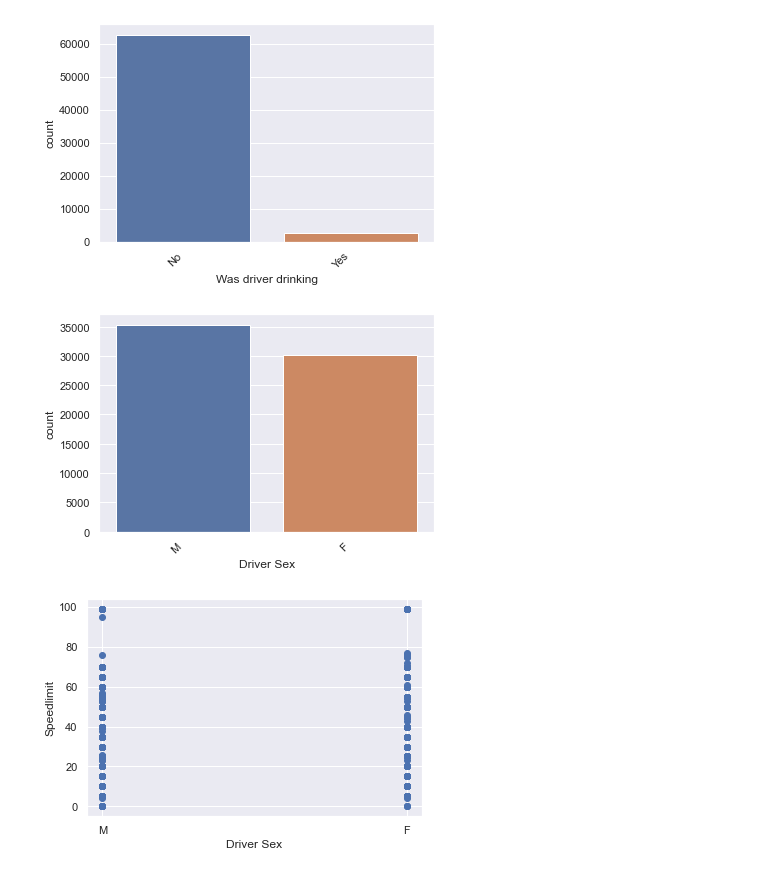
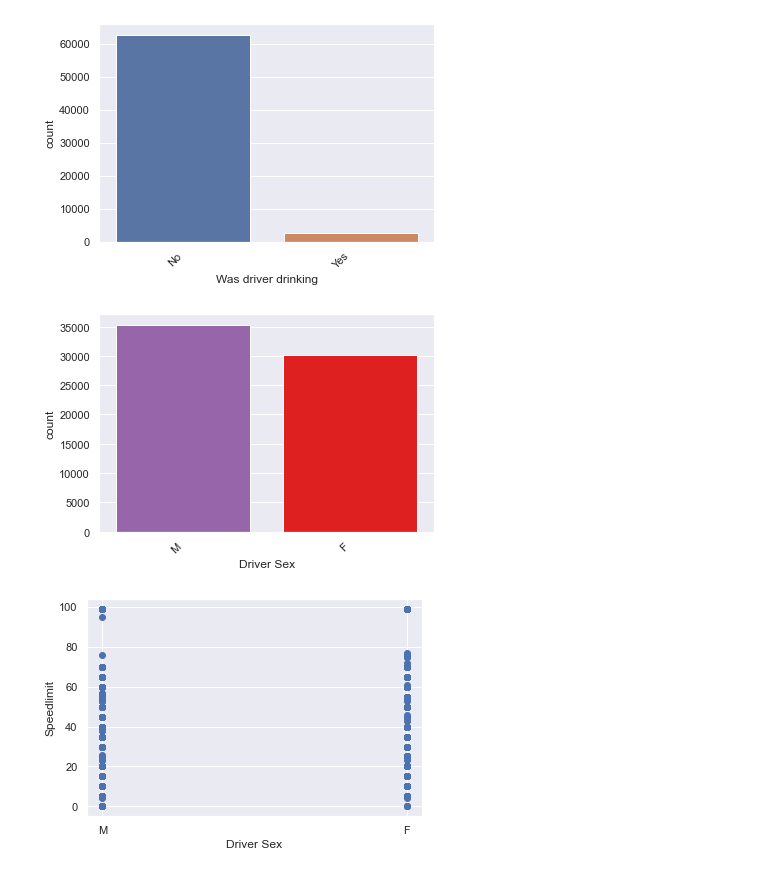
Before and after one commit to Ambush3/GR_Crash_Data, a Jupyter notebook: Crash.ipynb, the cells around one changed output. Cells and saved outputs as stored; diff of their text form; code cells hidden in the pictures.

```diff
--- a/Crash.ipynb
+++ b/Crash.ipynb
@@ -413,13 +413,14 @@ plt.show()
 # %%
 # What sex was involved more in accidents.
 
-ax = sns.countplot(data_clean['DRIVER1SEX'])
+ax = sns.countplot(data_clean['DRIVER1SEX'],palette=['#9b59b6', '#ff0000'])
 ax.set_xticklabels(ax.get_xticklabels(), rotation=45,
-                   horizontalalignment='right')
+                   horizontalalignment='right'
+                   )
 plt.xlabel('Driver Sex')
 plt.show()
 # %% [output]
-[figure, old version]
+[figure, new version]
 # %%
 # Sex and the speed at which the accident was involved.
 
```
Also changed, not shown: parts of 5 cells of this notebook.
